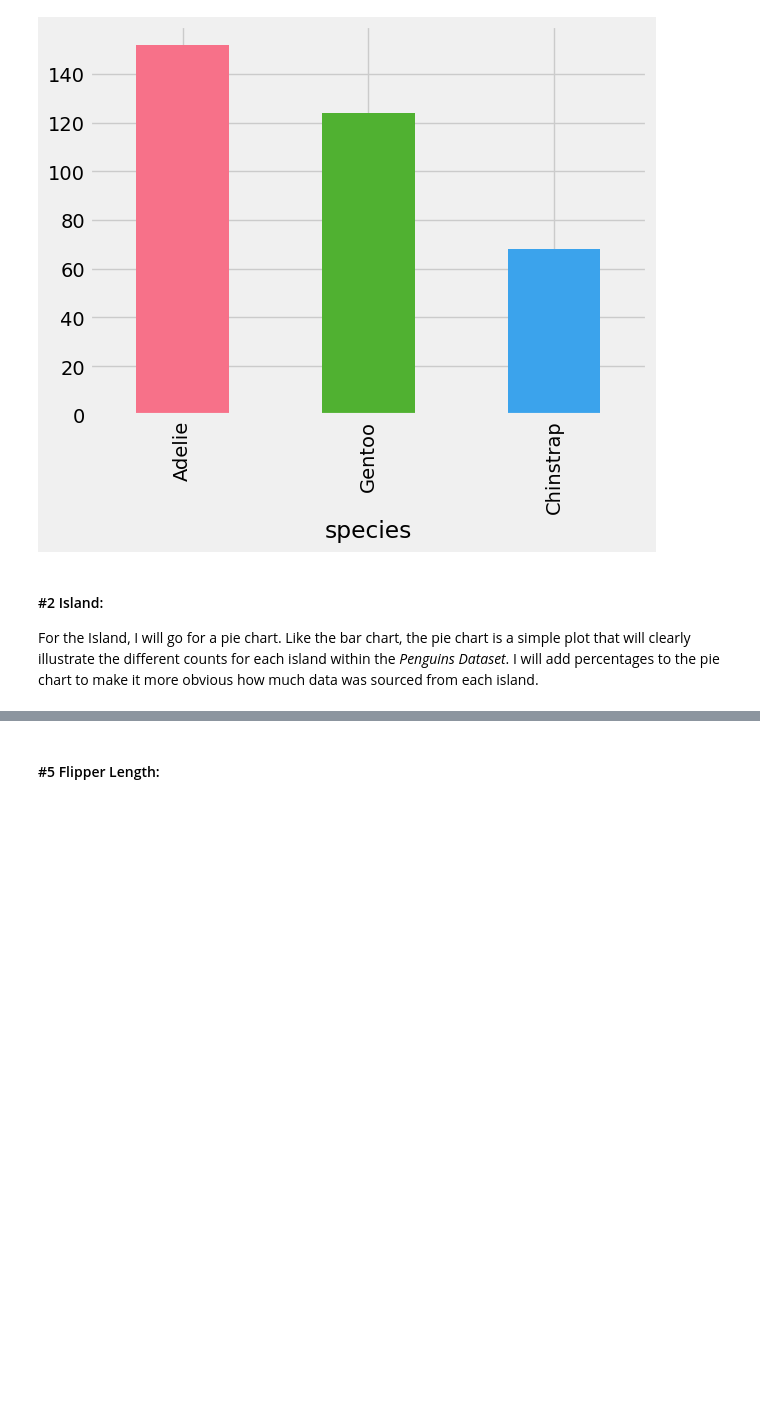
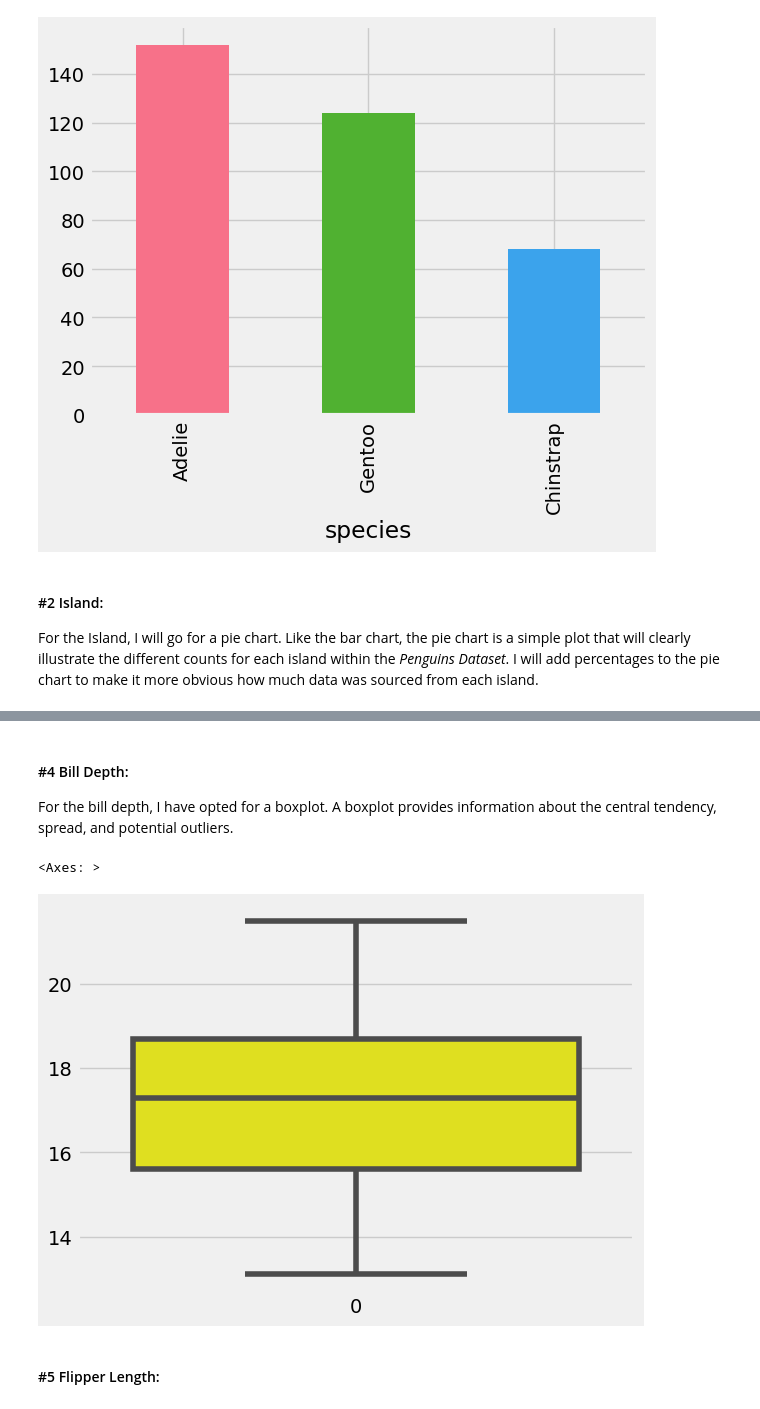
Before and after one commit to turps-pc90/fund_data, a Jupyter notebook: tasks.ipynb, the cells around one changed output, grey strips where cells are left out. Cells and saved outputs as stored; diff of their text form; code cells hidden in the pictures; blank space fills up the shorter version.

```diff
--- a/tasks.ipynb
+++ b/tasks.ipynb
@@ -627,3 +631,12 @@ plt.show()
+# %% [markdown]
+#### #4 Bill Depth:
+For the bill depth, I have opted for a boxplot. A boxplot provides information about the central tendency, spread, and potential outliers.
+# %%
+# Bill Depth
+sns.boxplot(penguins['bill_depth_mm'], color='yellow')
+# %% [output]
+<Axes: >
+[figure, added]
 # %% [markdown]
 #### #5 Flipper Length:
 # %% [markdown]
```
Also changed, not shown: parts of 5 cells of this notebook.
